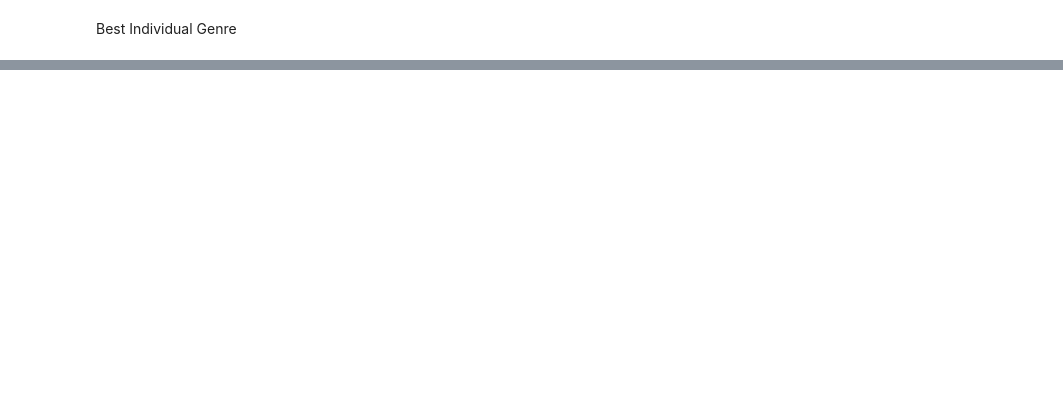
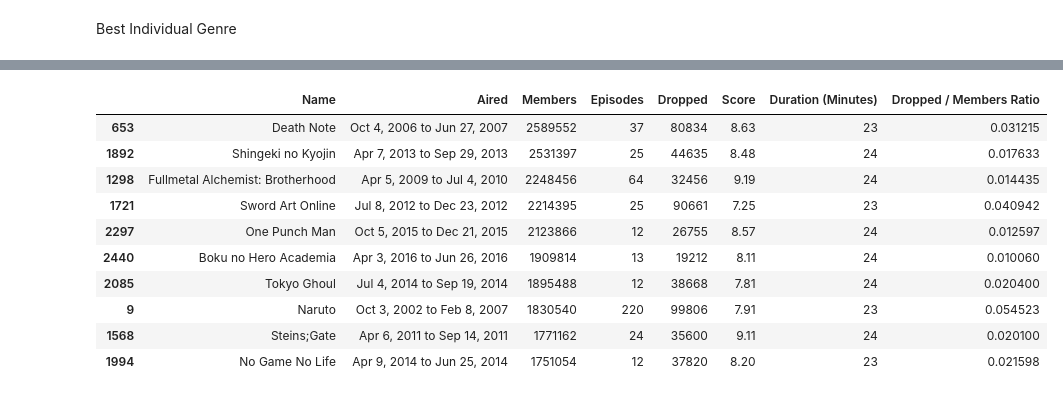
Before and after one commit to data301-2021-summer2/group03-project, a Jupyter notebook: analysis/Jia_Quan/milestone2.ipynb, the cells around one changed output, grey strips where cells are left out. Drawn from its saved outputs; the diff is of its cells as text; code cells hidden in the pictures; blank space fills up the shorter version.

```diff
--- a/analysis/Jia_Quan/milestone2.ipynb
+++ b/analysis/Jia_Quan/milestone2.ipynb
@@ -196,0 +282,19 @@ ax = sns.countplot( y="Count", data=genreIndividualOccurances2)
+# %%
+q2df = pdf[['Name','Aired','Members','Episodes','Dropped','Score','Duration (Minutes)']]
+q2df['Dropped / Members Ratio'] = q2df['Dropped'] / q2df['Members']
+# q2df = q2df.sort_values(by=['Dropped / Members Ratio'], ascending=False)
+
+q2df = q2df.sort_values(by=['Members'], ascending=False)
+q2df.head(20)
+# %% [output]
+|  | Name | Aired | Members | Episodes | Dropped | Score | Duration (Minutes) | Dropped / Members Ratio |
+| 653 | Death Note | Oct 4, 2006 to Jun 27, 2007 | 2589552 | 37 | 80834 | 8.63 | 23 | 0.031215 |
+| 1892 | Shingeki no Kyojin | Apr 7, 2013 to Sep 29, 2013 | 2531397 | 25 | 44635 | 8.48 | 24 | 0.017633 |
+| 1298 | Fullmetal Alchemist: Brotherhood | Apr 5, 2009 to Jul 4, 2010 | 2248456 | 64 | 32456 | 9.19 | 24 | 0.014435 |
+| 1721 | Sword Art Online | Jul 8, 2012 to Dec 23, 2012 | 2214395 | 25 | 90661 | 7.25 | 23 | 0.040942 |
+| 2297 | One Punch Man | Oct 5, 2015 to Dec 21, 2015 | 2123866 | 12 | 26755 | 8.57 | 24 | 0.012597 |
+| 2440 | Boku no Hero Academia | Apr 3, 2016 to Jun 26, 2016 | 1909814 | 13 | 19212 | 8.11 | 24 | 0.010060 |
+| 2085 | Tokyo Ghoul | Jul 4, 2014 to Sep 19, 2014 | 1895488 | 12 | 38668 | 7.81 | 24 | 0.020400 |
+| 9 | Naruto | Oct 3, 2002 to Feb 8, 2007 | 1830540 | 220 | 99806 | 7.91 | 23 | 0.054523 |
+| 1568 | Steins;Gate | Apr 6, 2011 to Sep 14, 2011 | 1771162 | 24 | 35600 | 9.11 | 24 | 0.020100 |
+| 1994 | No Game No Life | Apr 9, 2014 to Jun 25, 2014 | 1751054 | 12 | 37820 | 8.20 | 23 | 0.021598 |
```
Also changed, not shown: parts of 11 cells of this notebook.
